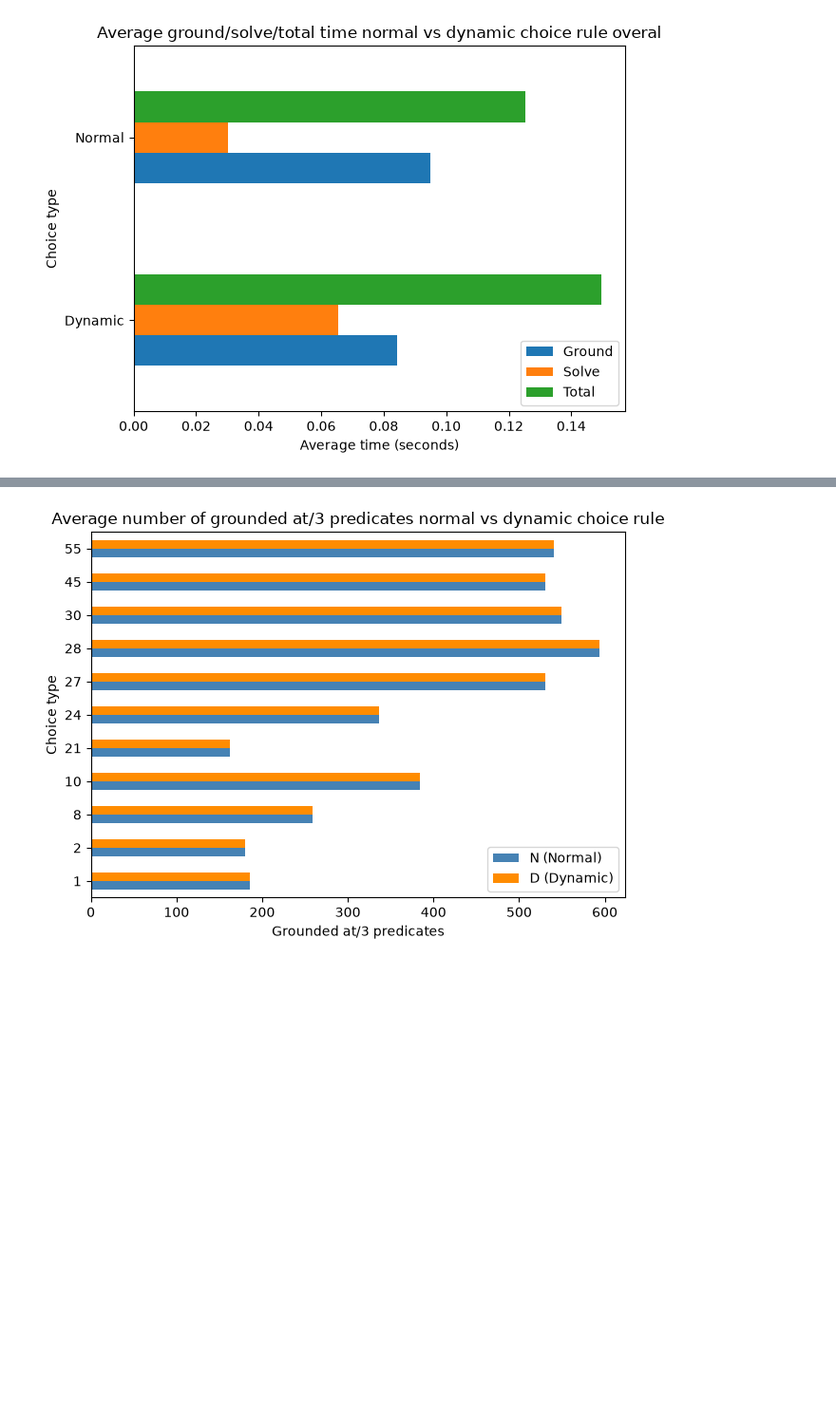
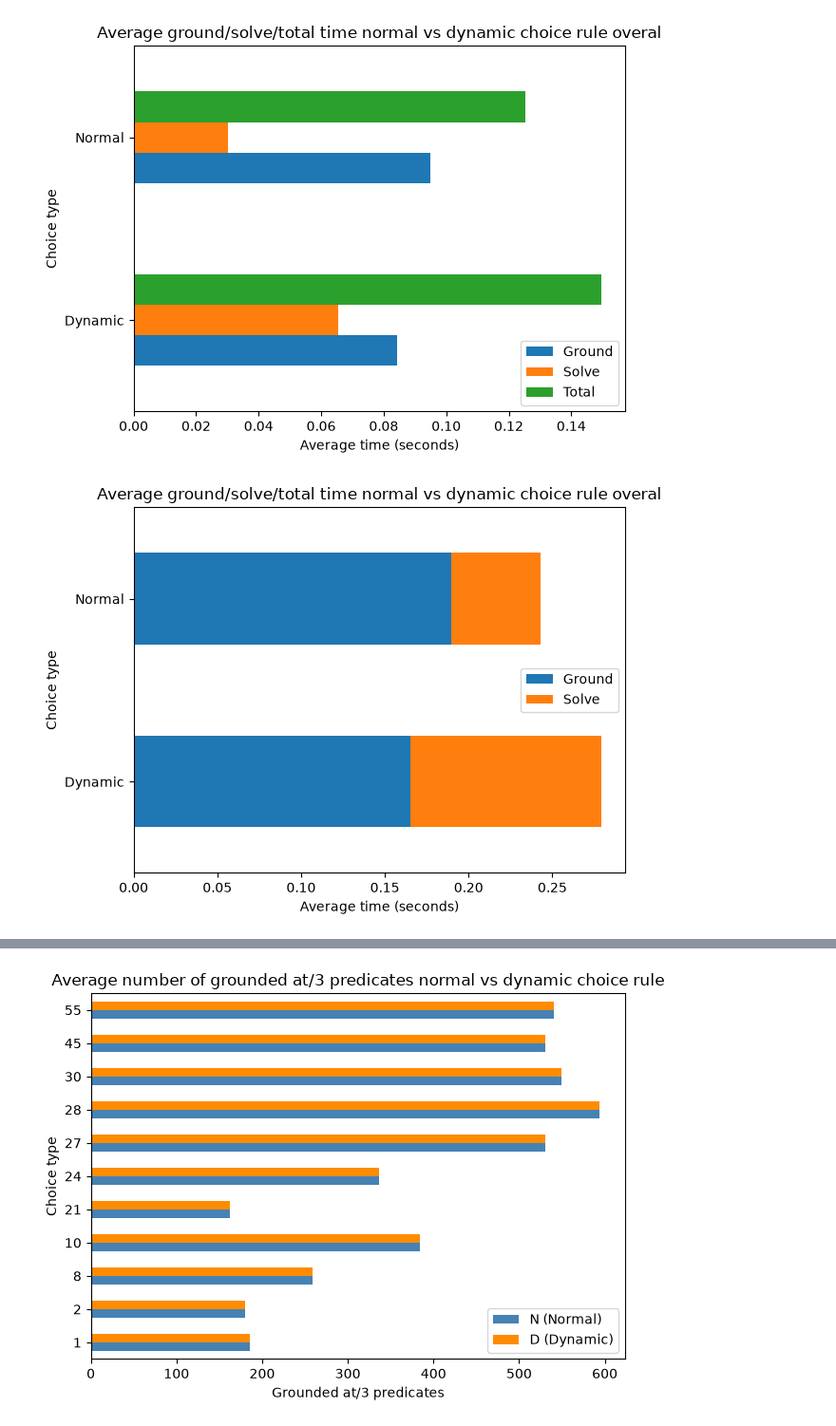
Before and after one commit to jurgendevries-ou-student/murdoku-solve, a Jupyter notebook: extraction/run/experiment.ipynb, the cells around one changed output, grey strips where cells are left out. Shown at 95% size. Cells and saved outputs as stored; diff of their text form; code cells hidden in the pictures; blank space fills up the shorter version.

```diff
--- a/extraction/run/experiment.ipynb
+++ b/extraction/run/experiment.ipynb
@@ -160,6 +182,18 @@ plt.tight_layout()
 plt.show()
 # %% [output]
 [figure]
+# %%
+# compare number of ground predicates for at/3 in resulting grounded program
+df_choice.groupby('choice_type')[['ground_time','solve_time']].mean().plot(kind='barh', stacked=True)
+
+plt.title('Average ground/solve/total time normal vs dynamic choice rule overal')
+plt.ylabel('Choice type')
+plt.xlabel('Average time (seconds)')
+plt.legend(['Ground', 'Solve'])
+plt.tight_layout()
+plt.show()
+# %% [output]
+[figure, added]
 # %%
 # compare number of ground predicates for at/3 in resulting grounded program
 df_choice.groupby(['puzzle', 'choice_type'])[['ground_time','solve_time','total_time']].mean().plot(kind='barh')
```
Also changed, not shown: parts of 17 cells of this notebook, 22 other files.
